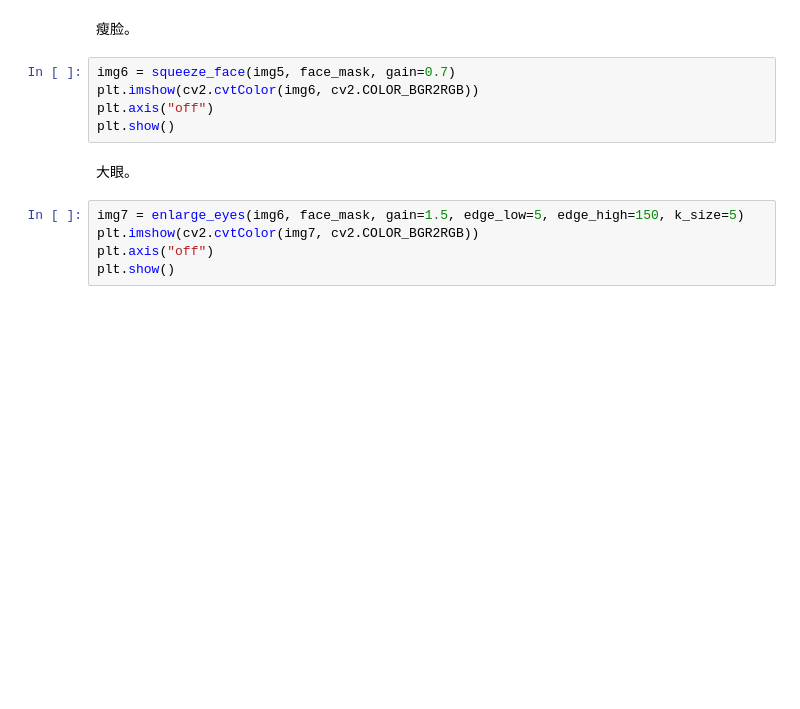
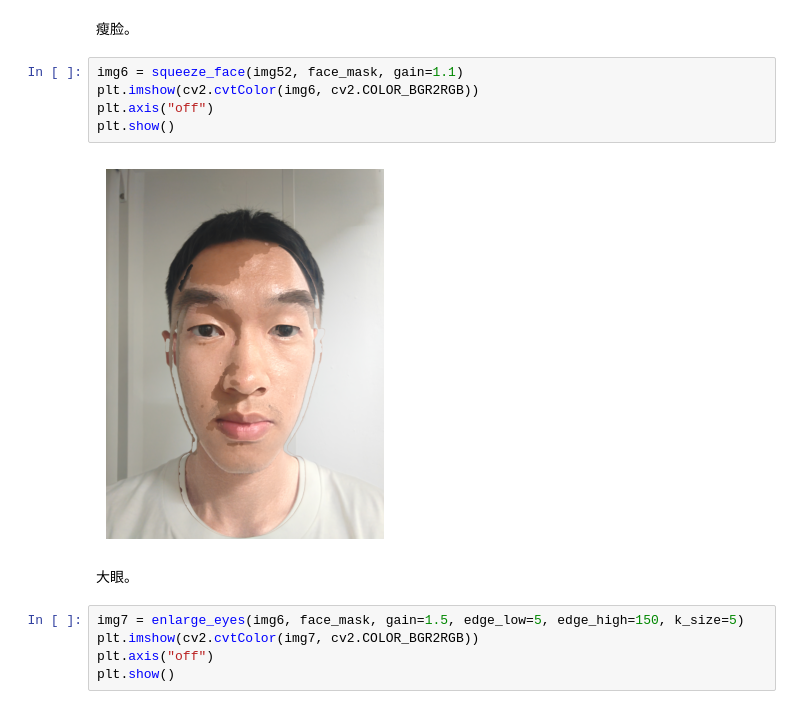
Before and after one commit to DerrickMarcus/digital-image-project, a Jupyter notebook: src/test.ipynb, the cells around one changed output. Saved outputs shown, nothing was run; the diff lists cells and outputs as text; blank space fills up the shorter version.

```diff
--- a/src/test.ipynb
+++ b/src/test.ipynb
@@ -67,10 +122,12 @@ plt.show()
 # %% [markdown]
 瘦脸。
 # %%
-img6 = squeeze_face(img5, face_mask, gain=0.7)
+img6 = squeeze_face(img52, face_mask, gain=1.1)
 plt.imshow(cv2.cvtColor(img6, cv2.COLOR_BGR2RGB))
 plt.axis("off")
 plt.show()
+# %% [output]
+[figure, added]
 # %% [markdown]
 大眼。
 # %%
```
Also changed, not shown: parts of 11 cells of this notebook, 47 other files.
